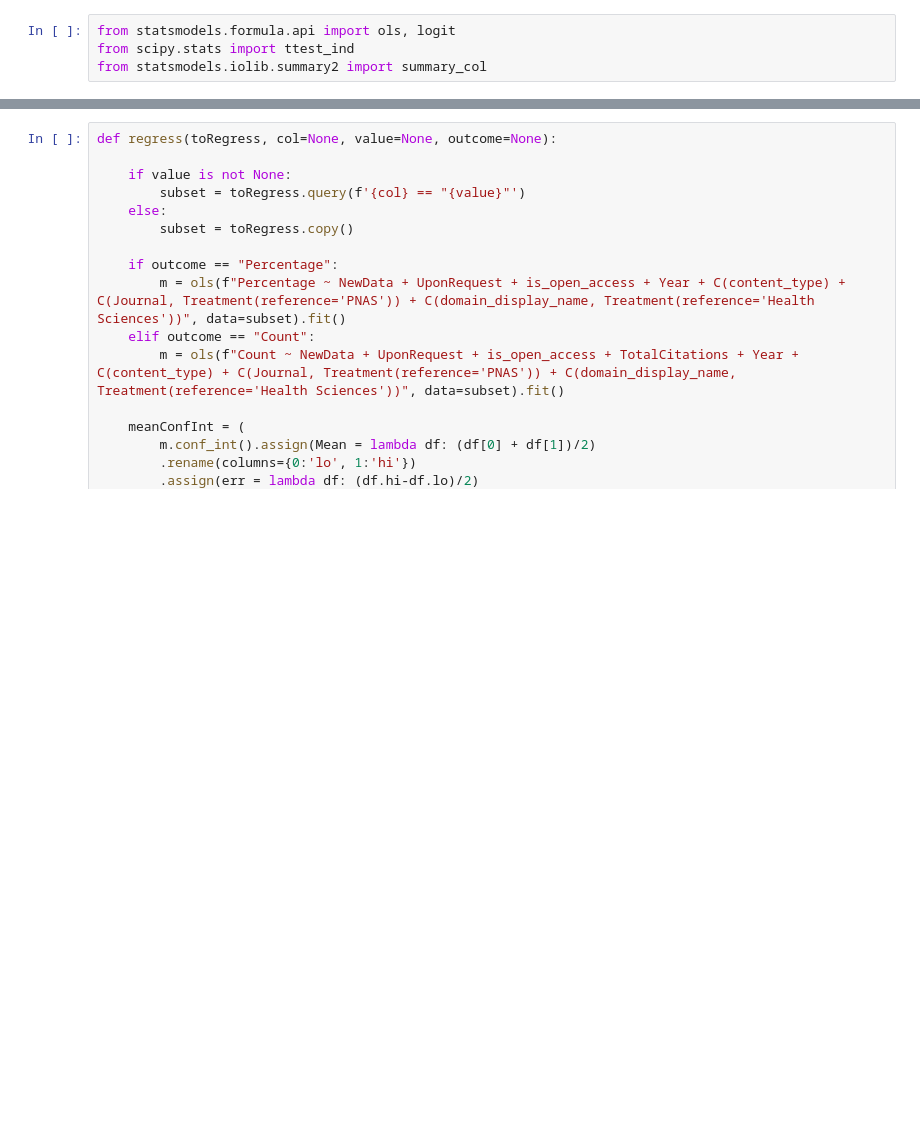
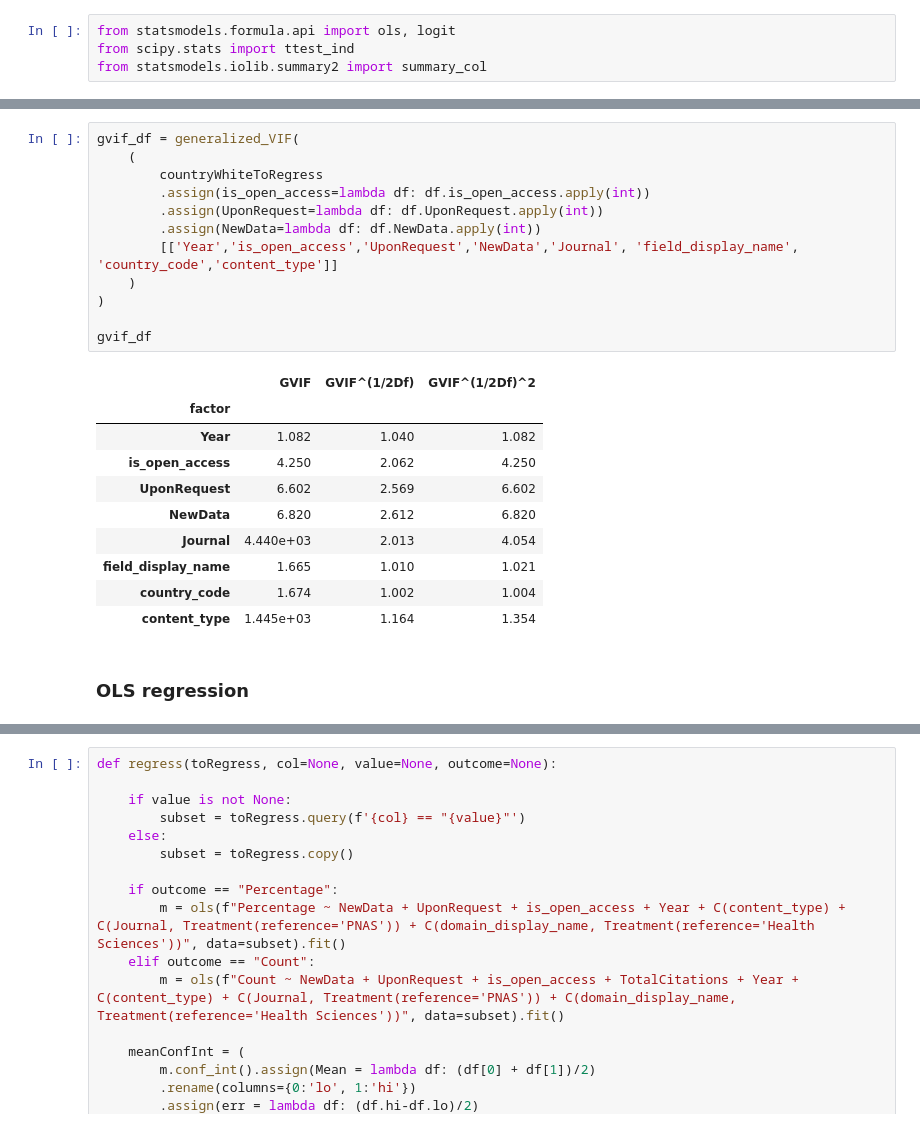
Before and after one commit to comnetsAD/bias_academia, a Jupyter notebook: observational_analyses/notebooks/Study_4.ipynb, the cells around one changed output, grey strips where cells are left out. Drawn from its saved outputs; the diff is of its cells as text; blank space fills up the shorter version.

```diff
--- a/observational_analyses/notebooks/Study_4.ipynb
+++ b/observational_analyses/notebooks/Study_4.ipynb
@@ -1124,0 +1365,25 @@ countryWhiteToRegress = getDataFrame(countryAllNSCitation, allNorthSouth).pipe(p
+# %%
+gvif_df = generalized_VIF(
+    (
+        countryWhiteToRegress
+        .assign(is_open_access=lambda df: df.is_open_access.apply(int))
+        .assign(UponRequest=lambda df: df.UponRequest.apply(int))
+        .assign(NewData=lambda df: df.NewData.apply(int))
+        [['Year','is_open_access','UponRequest','NewData','Journal', 'field_display_name', 'country_code','content_type']]
+    )
+)
+
+gvif_df
+# %% [output]
+|  | GVIF | GVIF^(1/2Df) | GVIF^(1/2Df)^2 |
+| factor |  |  |  |
+| Year | 1.082 | 1.040 | 1.082 |
+| is_open_access | 4.250 | 2.062 | 4.250 |
+| UponRequest | 6.602 | 2.569 | 6.602 |
+| NewData | 6.820 | 2.612 | 6.820 |
+| Journal | 4.440e+03 | 2.013 | 4.054 |
+| field_display_name | 1.665 | 1.010 | 1.021 |
+| country_code | 1.674 | 1.002 | 1.004 |
+| content_type | 1.445e+03 | 1.164 | 1.354 |
+# %% [markdown]
+### OLS regression
```
Also changed, not shown: parts of 35 cells of this notebook.
